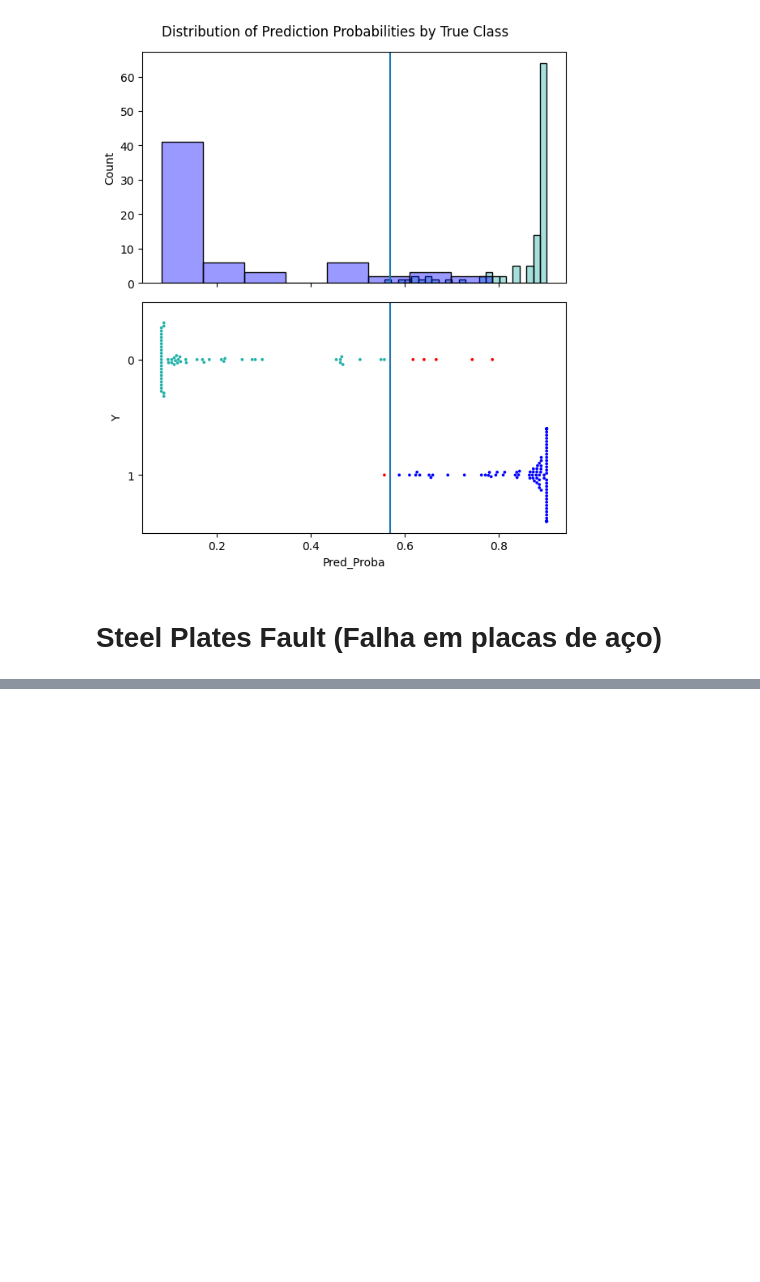
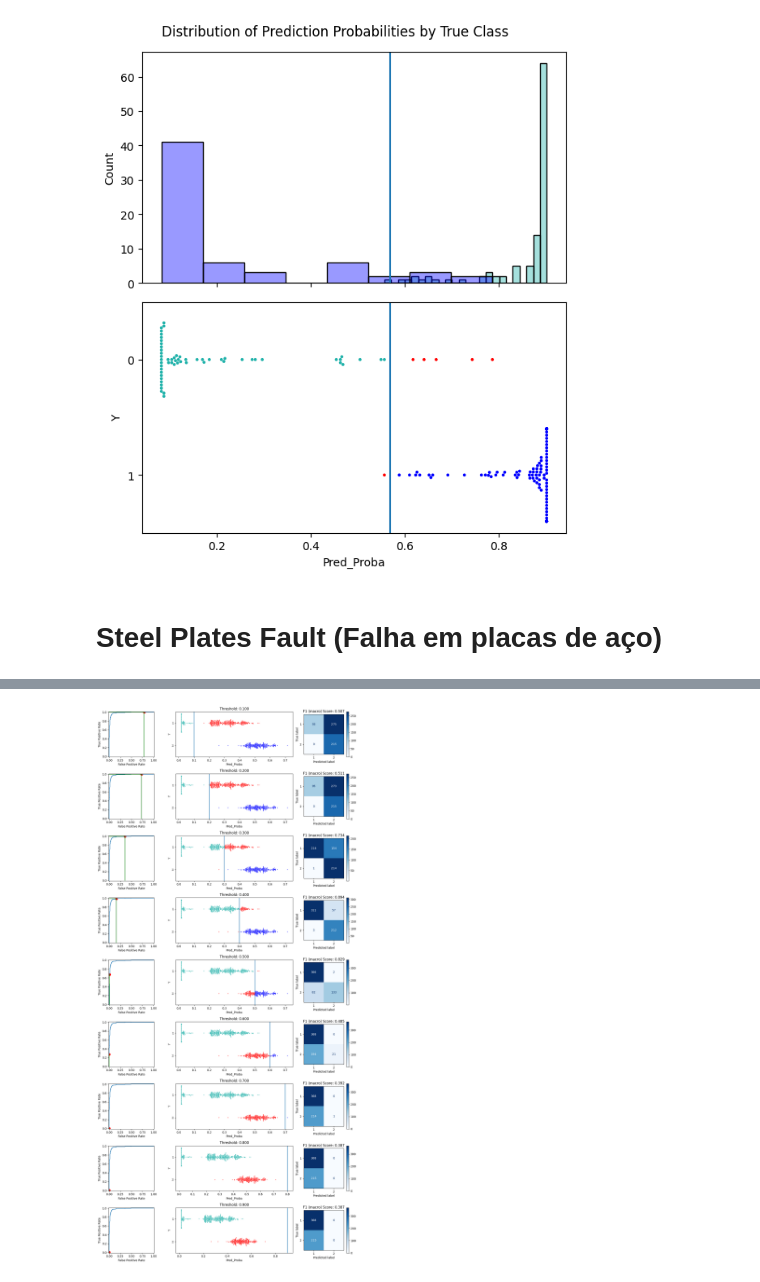
Before and after one commit to EddyGiusepe/ClassificationTresholdTuner, a Jupyter notebook: notebooks/Real_Datasets.ipynb, the cells around one changed output, grey strips where cells are left out. Drawn from its saved outputs; the diff is of its cells as text; code cells hidden in the pictures; blank space fills up the shorter version.

```diff
--- a/notebooks/Real_Datasets.ipynb
+++ b/notebooks/Real_Datasets.ipynb
@@ -171,0 +243,7 @@ df.head()
+# %%
+tuner.plot_by_threshold(
+    y_true=y_test,
+    target_classes=target_classes,
+    y_pred_proba=y_pred_proba)
+# %% [output]
+[figure, added]
```
Also changed, not shown: parts of 32 cells of this notebook.
